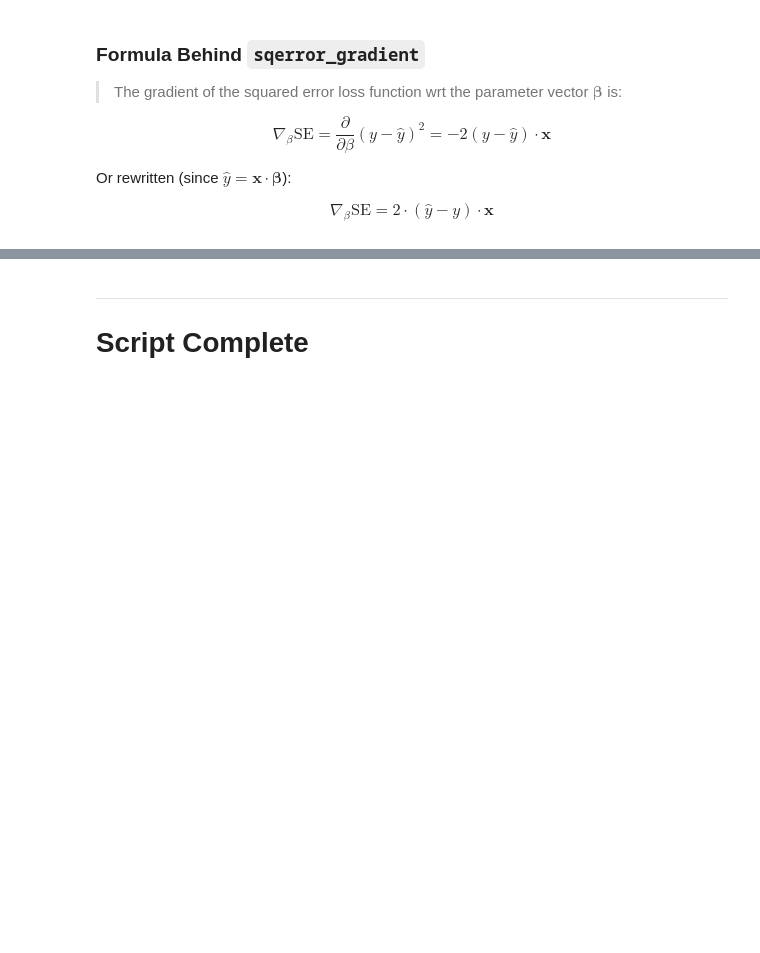
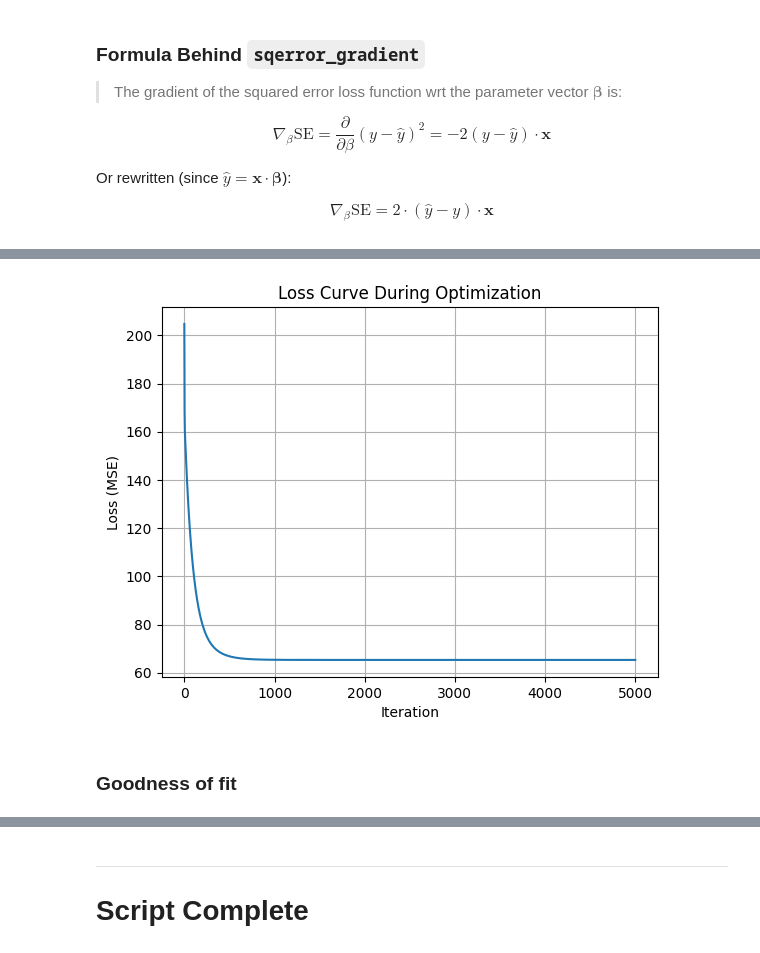
Before and after one commit to nikhilsingh13/PythonHacks, a Jupyter notebook: notebooks/DSS_15_multiple_regression.ipynb, the cells around one changed output, grey strips where cells are left out. Saved outputs shown, nothing was run; the diff lists cells and outputs as text; code cells hidden in the pictures; blank space fills up the shorter version.

```diff
--- a/notebooks/DSS_15_multiple_regression.ipynb
+++ b/notebooks/DSS_15_multiple_regression.ipynb
@@ -137,0 +243,14 @@ assert sqerror_gradient(x, y, beta) == [-12, -24, -36]
+# %%
+def plot_loss_curve(loss_history):
+    plt.plot(loss_history)
+    plt.xlabel("Iteration")
+    plt.ylabel("Loss (MSE)")
+    plt.title("Loss Curve During Optimization")
+    plt.grid(True)
+    plt.show()
+# %%
+plot_loss_curve(loss_h)
+# %% [output]
+[figure, added]
+# %% [markdown]
+### Goodness of fit
```
Also changed, not shown: parts of 38 cells of this notebook.
